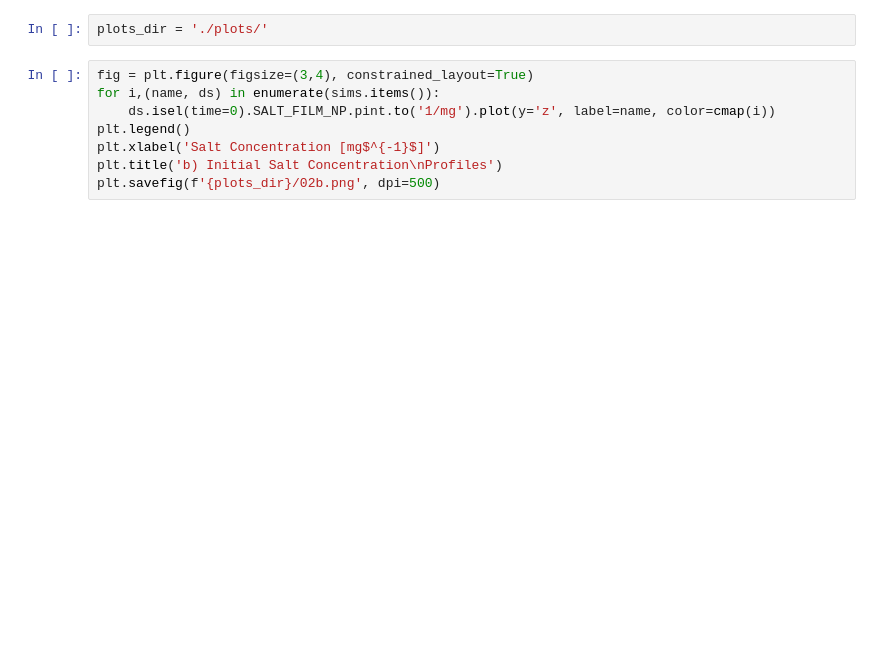
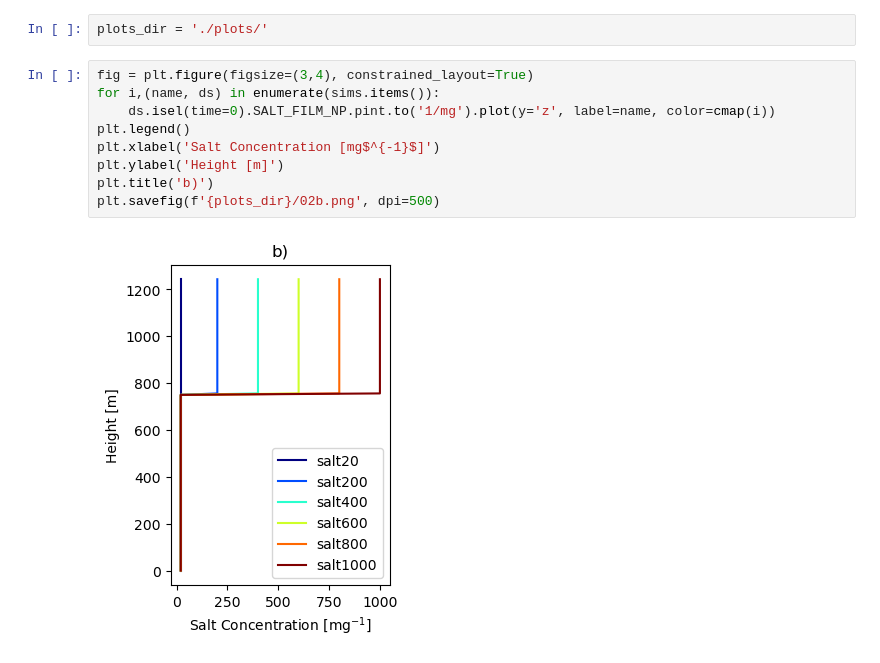
Before and after one commit to lsterzinger/sterzinger-igel-2023-scripts, a Jupyter notebook: 02-all-other-figures.ipynb, the cells around one changed output. Saved outputs shown, nothing was run; the diff lists cells and outputs as text; blank space fills up the shorter version.

```diff
--- a/02-all-other-figures.ipynb
+++ b/02-all-other-figures.ipynb
@@ -33,10 +44,13 @@ plots_dir = './plots/'
 # %%
 fig = plt.figure(figsize=(3,4), constrained_layout=True)
 for i,(name, ds) in enumerate(sims.items()):
     ds.isel(time=0).SALT_FILM_NP.pint.to('1/mg').plot(y='z', label=name, color=cmap(i))
 plt.legend()
 plt.xlabel('Salt Concentration [mg$^{-1}$]')
-plt.title('b) Initial Salt Concentration\nProfiles')
+plt.ylabel('Height [m]')
+plt.title('b)')
 plt.savefig(f'{plots_dir}/02b.png', dpi=500)
+# %% [output]
+[figure, added]
 # %%
 !convert +append plots/02a.png plots/02b.png plots/02.png
```
Also changed, not shown: parts of 21 cells of this notebook.
